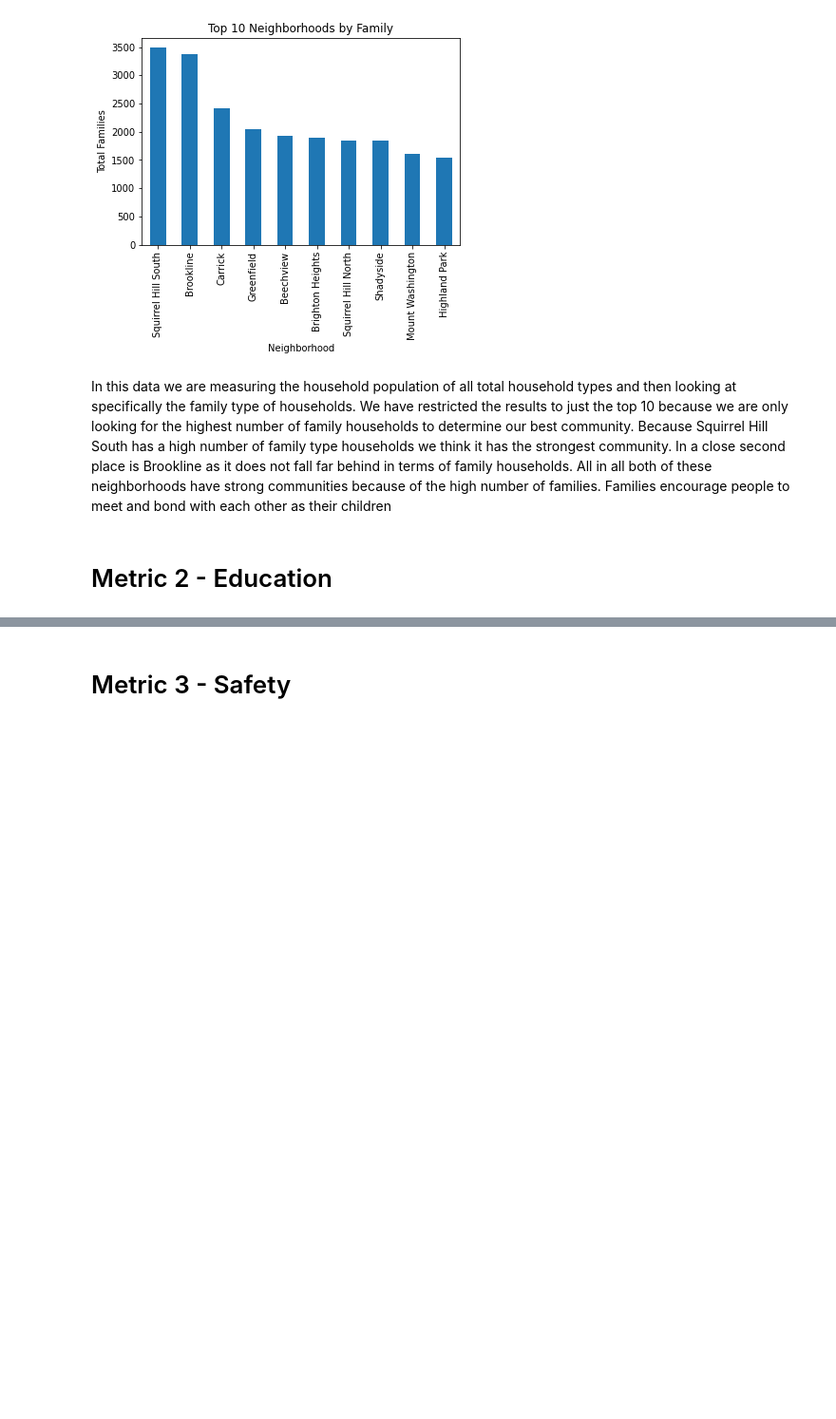
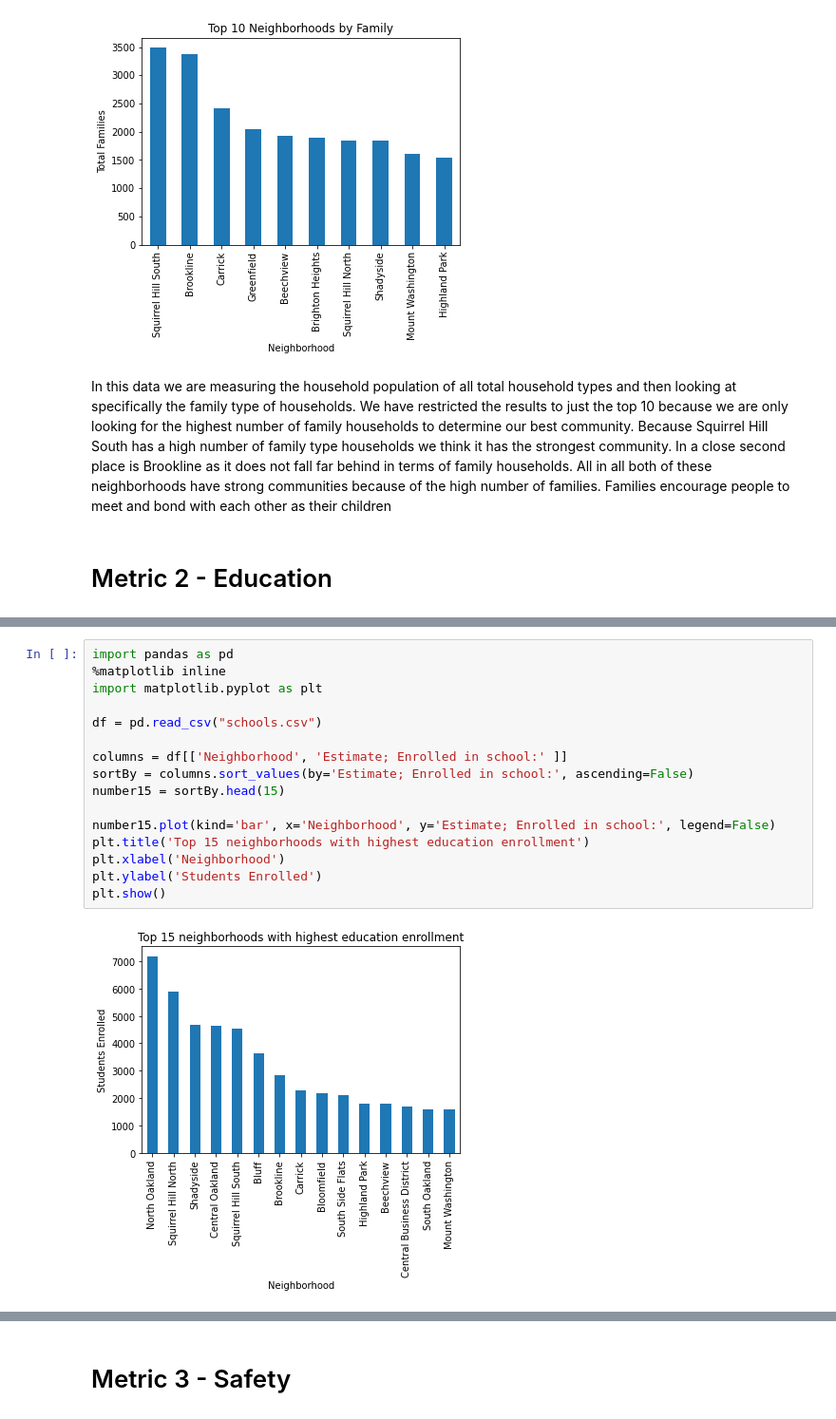
Before and after one commit to mRocky14/Big-Ideas-Final, a Jupyter notebook: Final Notebook.ipynb, the cells around one changed output, grey strips where cells are left out. Shown at 95% size. Drawn from its saved outputs; the diff is of its cells as text; blank space fills up the shorter version.

```diff
--- a/Final Notebook.ipynb
+++ b/Final Notebook.ipynb
@@ -43,0 +46,18 @@ In this data we are measuring the household population of all total household ty
+# %%
+import pandas as pd
+%matplotlib inline
+import matplotlib.pyplot as plt
+
+df = pd.read_csv("schools.csv")
+
+columns = df[['Neighborhood', 'Estimate; Enrolled in school:' ]]
+sortBy = columns.sort_values(by='Estimate; Enrolled in school:', ascending=False)
+number15 = sortBy.head(15)
+
+number15.plot(kind='bar', x='Neighborhood', y='Estimate; Enrolled in school:', legend=False)
+plt.title('Top 15 neighborhoods with highest education enrollment')
+plt.xlabel('Neighborhood')
+plt.ylabel('Students Enrolled')
+plt.show()
+# %% [output]
+[figure, added]
```
Also changed, not shown: parts of 3 cells of this notebook.
